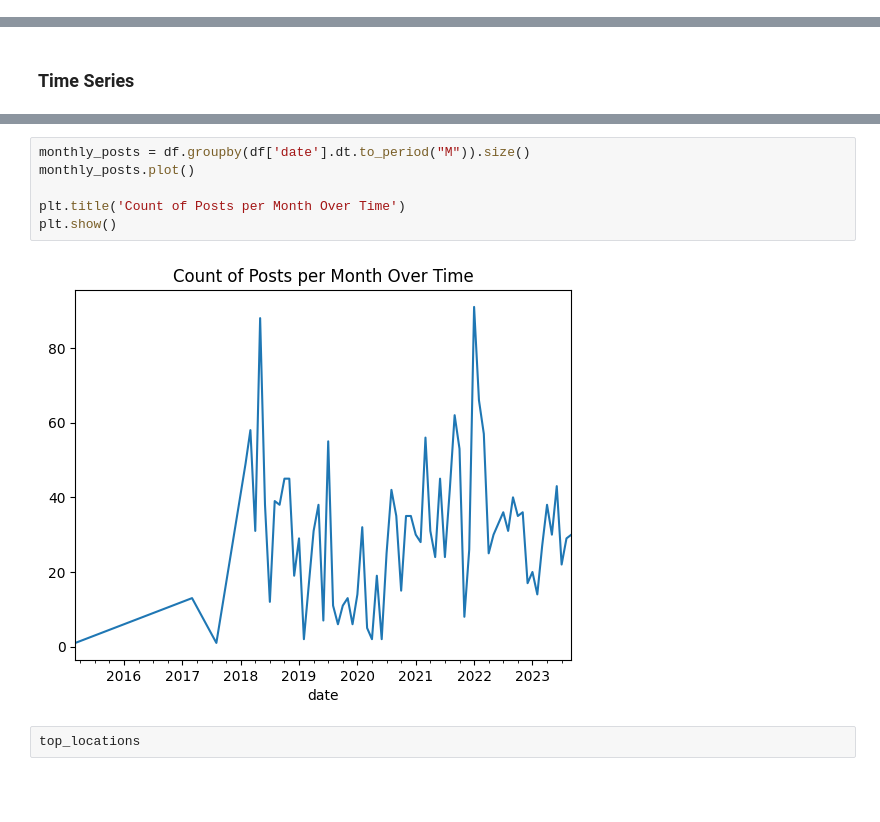
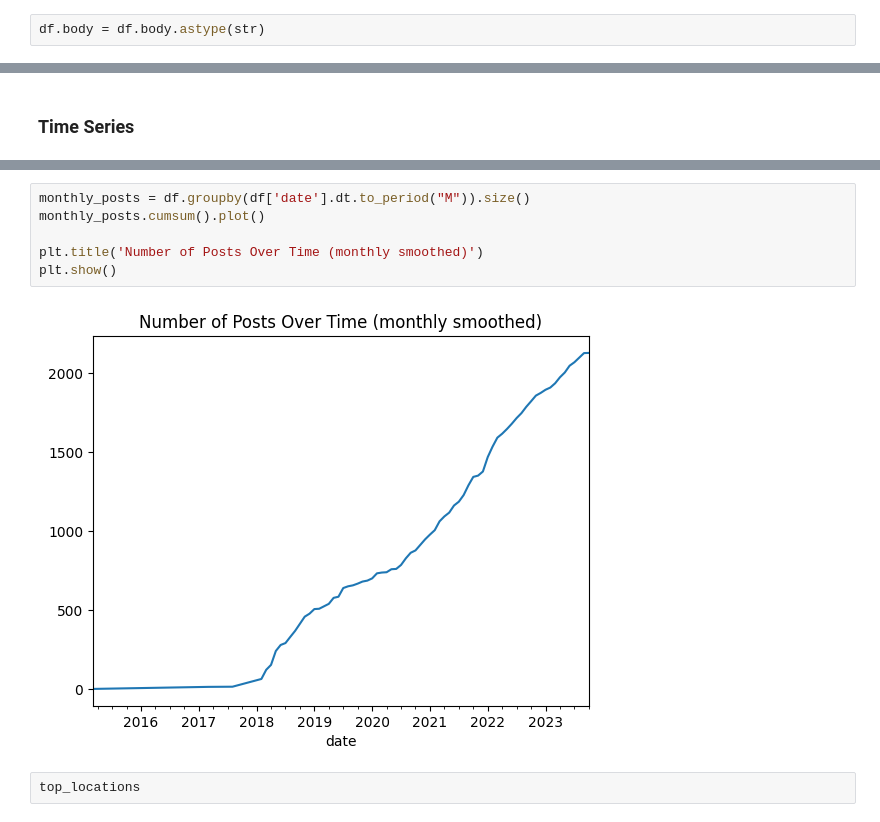
Before and after one commit to tybens/climbing-analysis, a Jupyter notebook: sandbox.ipynb, the cells around one changed output, grey strips where cells are left out. Saved outputs shown, nothing was run; the diff lists cells and outputs as text; blank space fills up the shorter version.

```diff
--- a/sandbox.ipynb
+++ b/sandbox.ipynb
@@ -106,3 +179,5 @@ df.num_likes = df.num_likes.astype(int)
+# %%
+df.body = df.body.astype(str)
 # %%
 df['mean_sent_length'] = df.body.map(lambda text: np.mean([len(sent) for sent in tokenize.sent_tokenize(text)]))
 # %%
@@ -165,11 +246,11 @@ plt.show()
 # %%
 monthly_posts = df.groupby(df['date'].dt.to_period("M")).size()
-monthly_posts.plot()
+monthly_posts.cumsum().plot()
 
-plt.title('Count of Posts per Month Over Time')
+plt.title('Number of Posts Over Time (monthly smoothed)')
 plt.show()
 # %% [output]
-[figure, old version]
+[figure, new version]
 # %%
 top_locations
 # %% [output]
```
Also changed, not shown: parts of 12 cells of this notebook, 5 other files.
